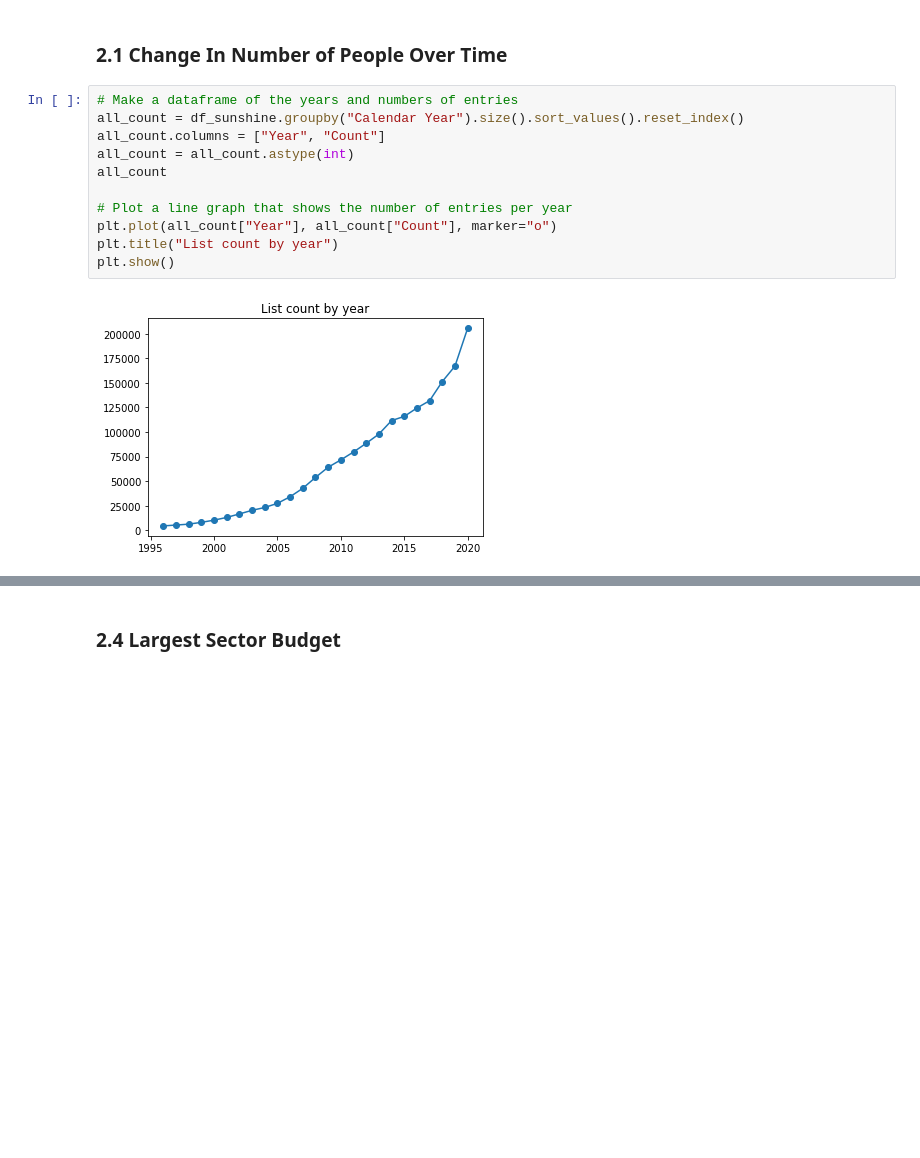
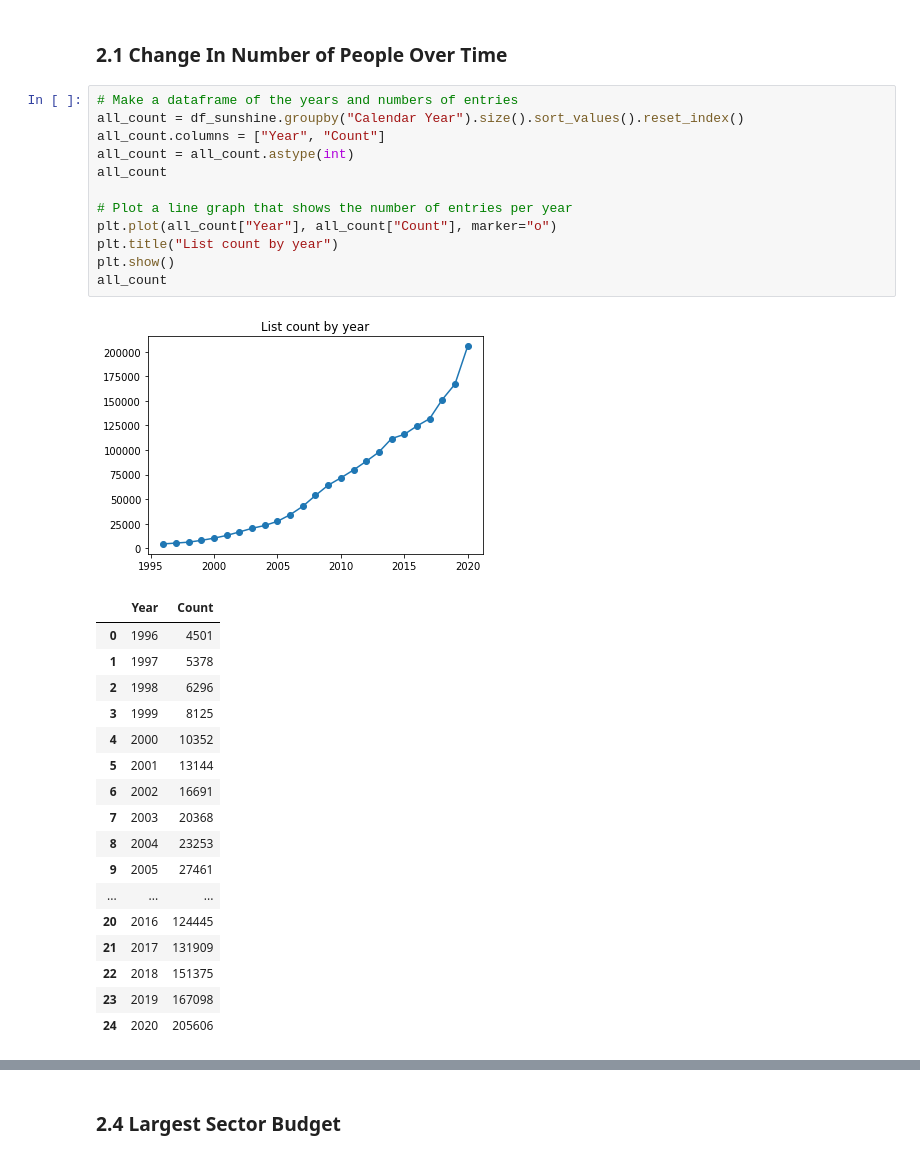
Before and after one commit to sunshinesquad/sunshine-report, a Jupyter notebook: Sunshine List.ipynb, the cells around one changed output, grey strips where cells are left out. Cells and saved outputs as stored; diff of their text form; blank space fills up the shorter version.

```diff
--- a/Sunshine List.ipynb
+++ b/Sunshine List.ipynb
@@ -378,13 +378,31 @@ Name: gender, dtype: object
 # %%
 # Make a dataframe of the years and numbers of entries
 all_count = df_sunshine.groupby("Calendar Year").size().sort_values().reset_index()
 all_count.columns = ["Year", "Count"]
 all_count = all_count.astype(int)
 all_count
 
 # Plot a line graph that shows the number of entries per year
 plt.plot(all_count["Year"], all_count["Count"], marker="o")
 plt.title("List count by year")
 plt.show()
+all_count
 # %% [output]
 [figure]
+|  | Year | Count |
+| 0 | 1996 | 4501 |
+| 1 | 1997 | 5378 |
+| 2 | 1998 | 6296 |
+| 3 | 1999 | 8125 |
+| 4 | 2000 | 10352 |
+| 5 | 2001 | 13144 |
+| 6 | 2002 | 16691 |
+| 7 | 2003 | 20368 |
+| 8 | 2004 | 23253 |
+| 9 | 2005 | 27461 |
+| ... | ... | ... |
+| 20 | 2016 | 124445 |
+| 21 | 2017 | 131909 |
+| 22 | 2018 | 151375 |
+| 23 | 2019 | 167098 |
+| 24 | 2020 | 205606 |
```
Also changed, not shown: parts of 7 cells of this notebook.
